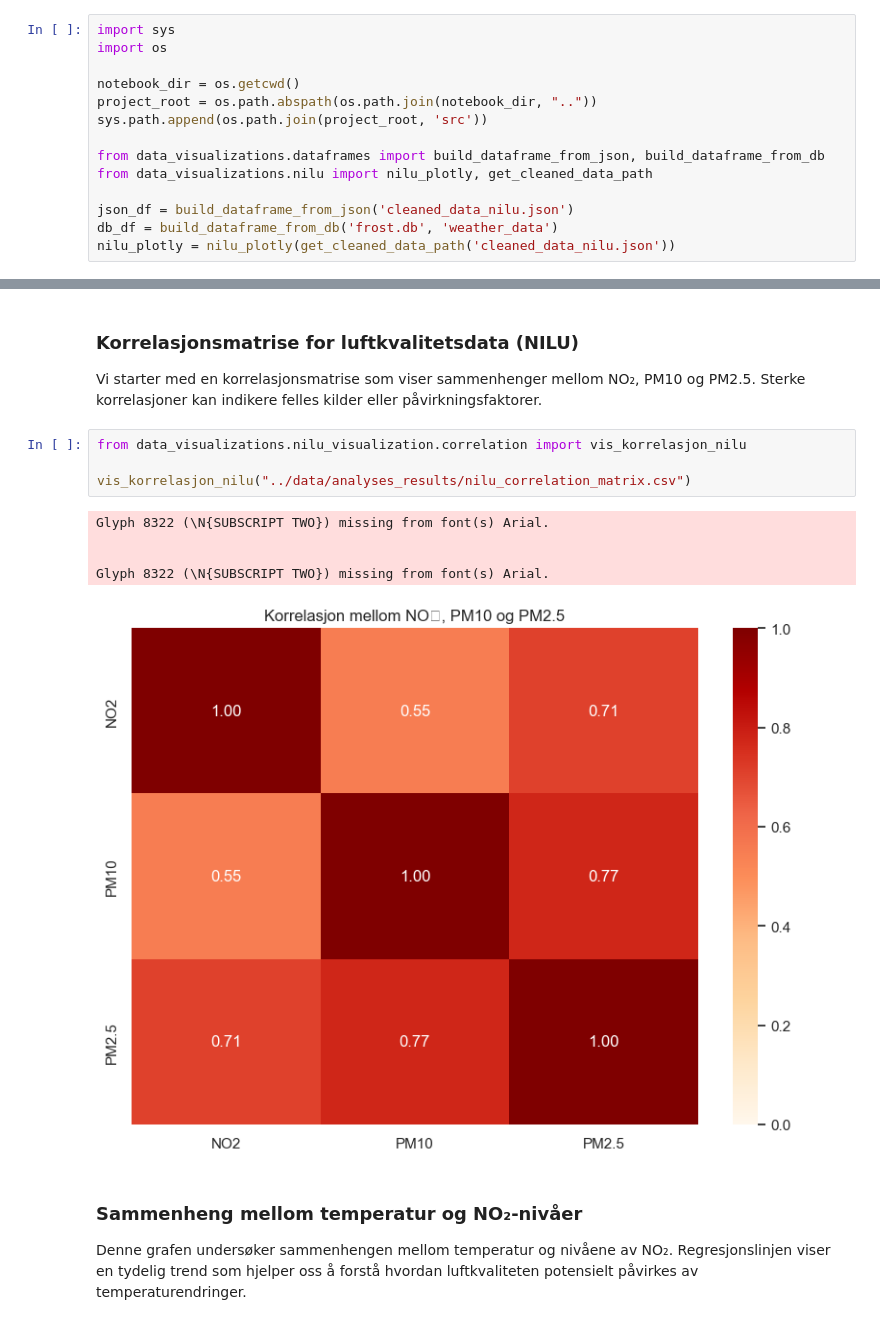
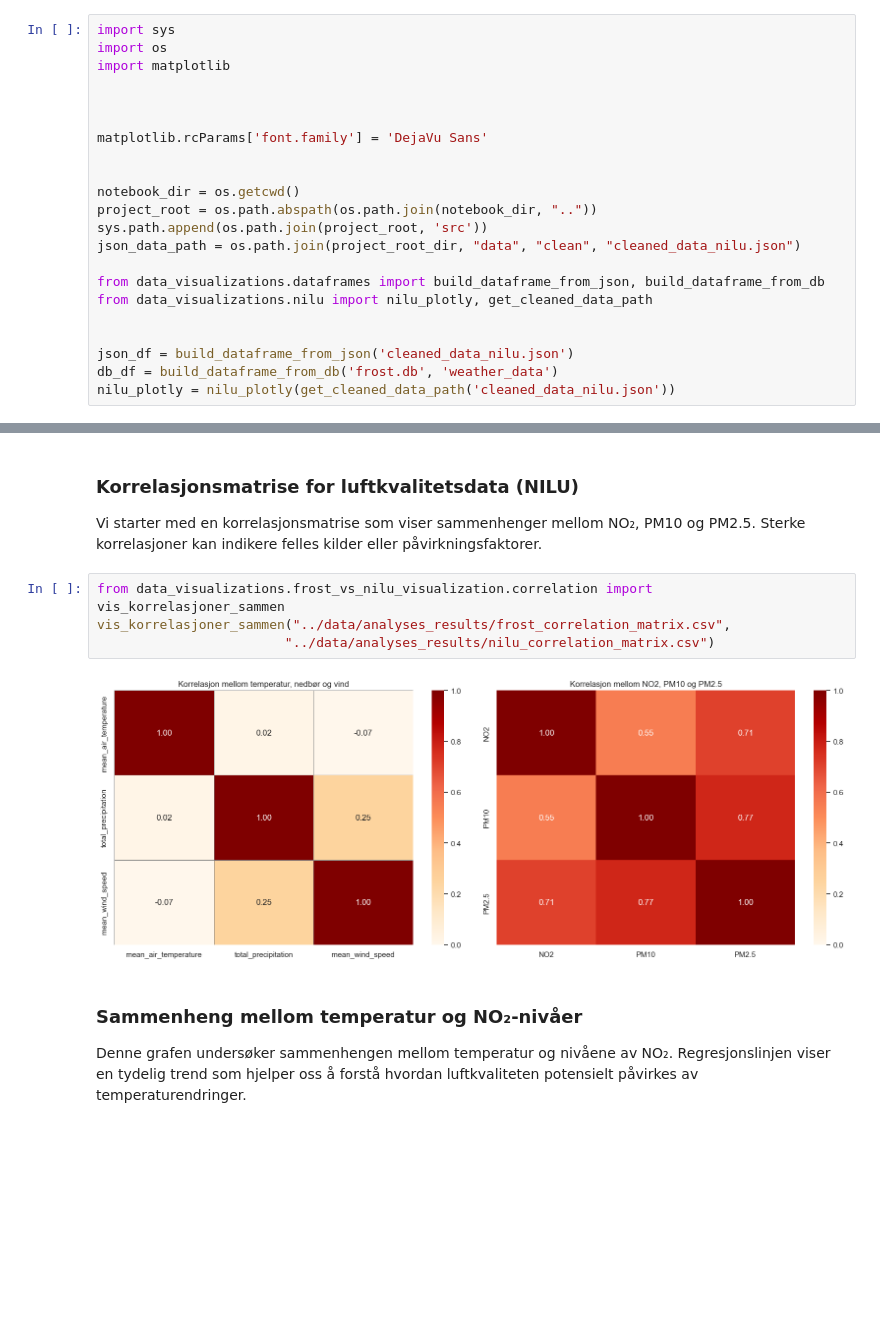
Before and after one commit to andsamfu/prosjekt_miljodataanalyse, a Jupyter notebook: notebooks/02_data_analysis_and_visualisation.ipynb, the cells around one changed output, grey strips where cells are left out. Drawn from its saved outputs; the diff is of its cells as text; blank space fills up the shorter version.

```diff
--- a/notebooks/02_data_analysis_and_visualisation.ipynb
+++ b/notebooks/02_data_analysis_and_visualisation.ipynb
@@ -1,14 +1,22 @@
 # %%
 import sys
 import os
+import matplotlib
+
+
+
+matplotlib.rcParams['font.family'] = 'DejaVu Sans'
+
 
 notebook_dir = os.getcwd()
 project_root = os.path.abspath(os.path.join(notebook_dir, ".."))
 sys.path.append(os.path.join(project_root, 'src'))
+json_data_path = os.path.join(project_root_dir, "data", "clean", "cleaned_data_nilu.json")
 
 from data_visualizations.dataframes import build_dataframe_from_json, build_dataframe_from_db
 from data_visualizations.nilu import nilu_plotly, get_cleaned_data_path
 
+
 json_df = build_dataframe_from_json('cleaned_data_nilu.json')
 db_df = build_dataframe_from_db('frost.db', 'weather_data')
 nilu_plotly = nilu_plotly(get_cleaned_data_path('cleaned_data_nilu.json'))
@@ -143,15 +150,11 @@ Målet er å finne og tolke signifikante sammenhenger mellom variablene som ble
 
 Vi starter med en korrelasjonsmatrise som viser sammenhenger mellom NO₂, PM10 og PM2.5. Sterke korrelasjoner kan indikere felles kilder eller påvirkningsfaktorer.
 # %%
-from data_visualizations.nilu_visualization.correlation import vis_korrelasjon_nilu
-
-vis_korrelasjon_nilu("../data/analyses_results/nilu_correlation_matrix.csv")
+from data_visualizations.frost_vs_nilu_visualization.correlation import vis_korrelasjoner_sammen
+vis_korrelasjoner_sammen("../data/analyses_results/frost_correlation_matrix.csv",
+                        "../data/analyses_results/nilu_correlation_matrix.csv")
 # %% [output]
-Glyph 8322 (\N{SUBSCRIPT TWO}) missing from font(s) Arial.
-
-
-Glyph 8322 (\N{SUBSCRIPT TWO}) missing from font(s) Arial.
-[figure, old version]
+[figure, new version]
 # %% [markdown]
 ### Sammenheng mellom temperatur og NO₂-nivåer
 
```
Also changed, not shown: parts of 13 cells of this notebook.
